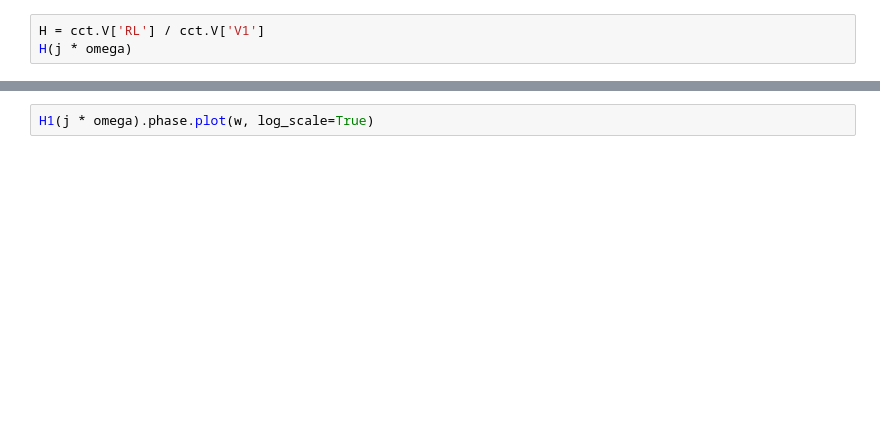
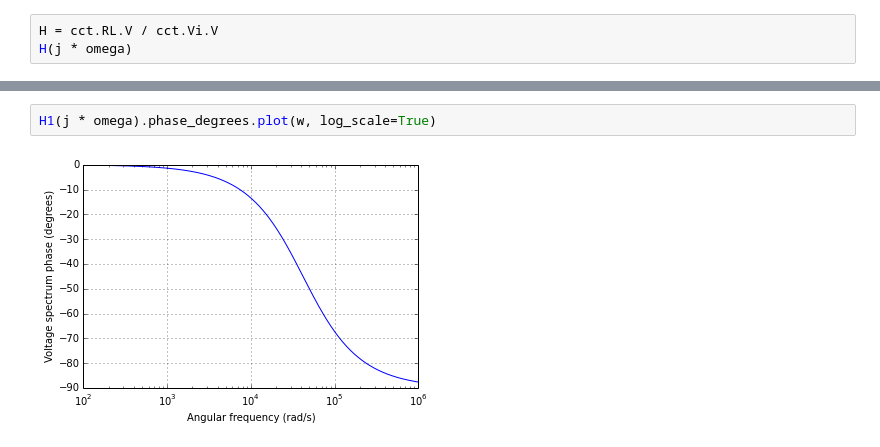
Before and after one commit to mph-/lcapy, a Jupyter notebook: demo/notebooks/RC-lpf1-buffer-loaded.ipynb, the cells around one changed output, grey strips where cells are left out. Saved outputs shown, nothing was run; the diff lists cells and outputs as text; blank space fills up the shorter version.

```diff
--- a/demo/notebooks/RC-lpf1-buffer-loaded.ipynb
+++ b/demo/notebooks/RC-lpf1-buffer-loaded.ipynb
@@ -22,4 +22,4 @@ cct.draw()
 # %%
-H = cct.V['RL'] / cct.V['V1']
+H = cct.RL.V / cct.Vi.V
 H(j * omega)
 # %% [output]
@@ -40,3 +48,5 @@ H1(j * omega).dB.plot(w, log_scale=True)
 # %%
-H1(j * omega).phase.plot(w, log_scale=True)
+H1(j * omega).phase_degrees.plot(w, log_scale=True)
+# %% [output]
+[figure, added]
 # %%
```
Also changed, not shown: parts of 8 cells of this notebook, 12 other files.
